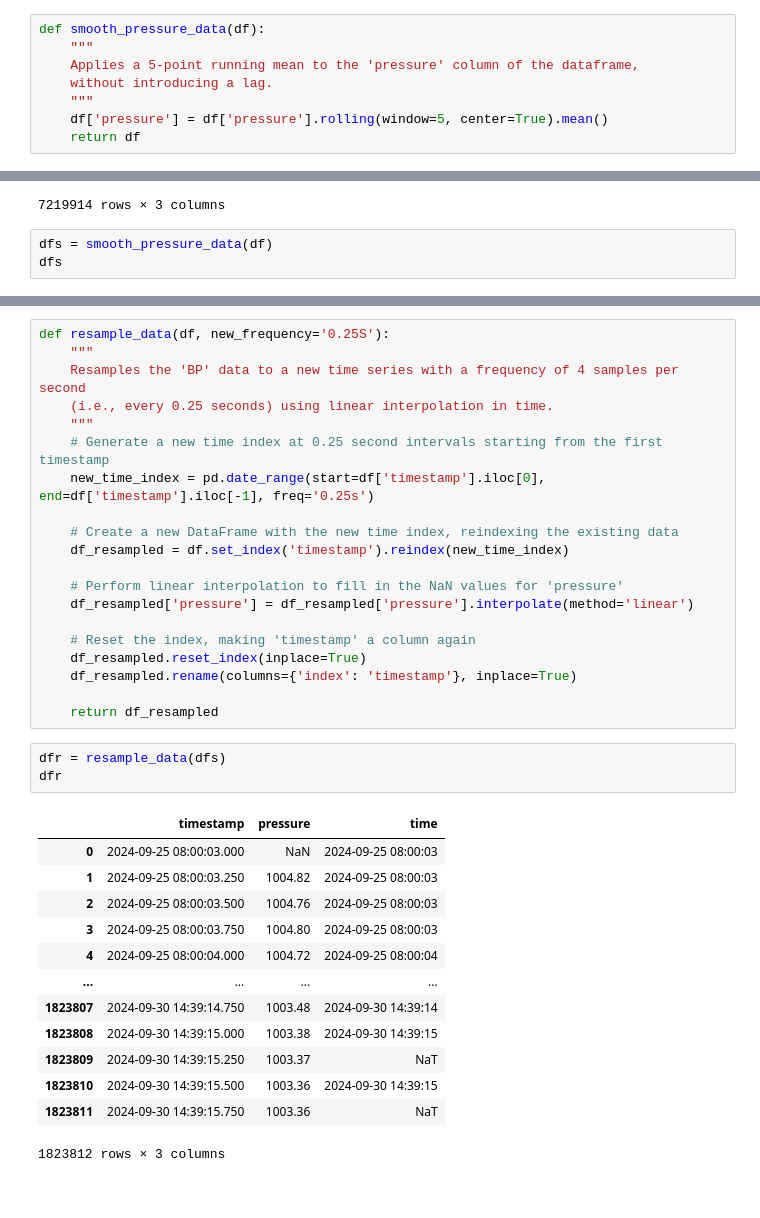
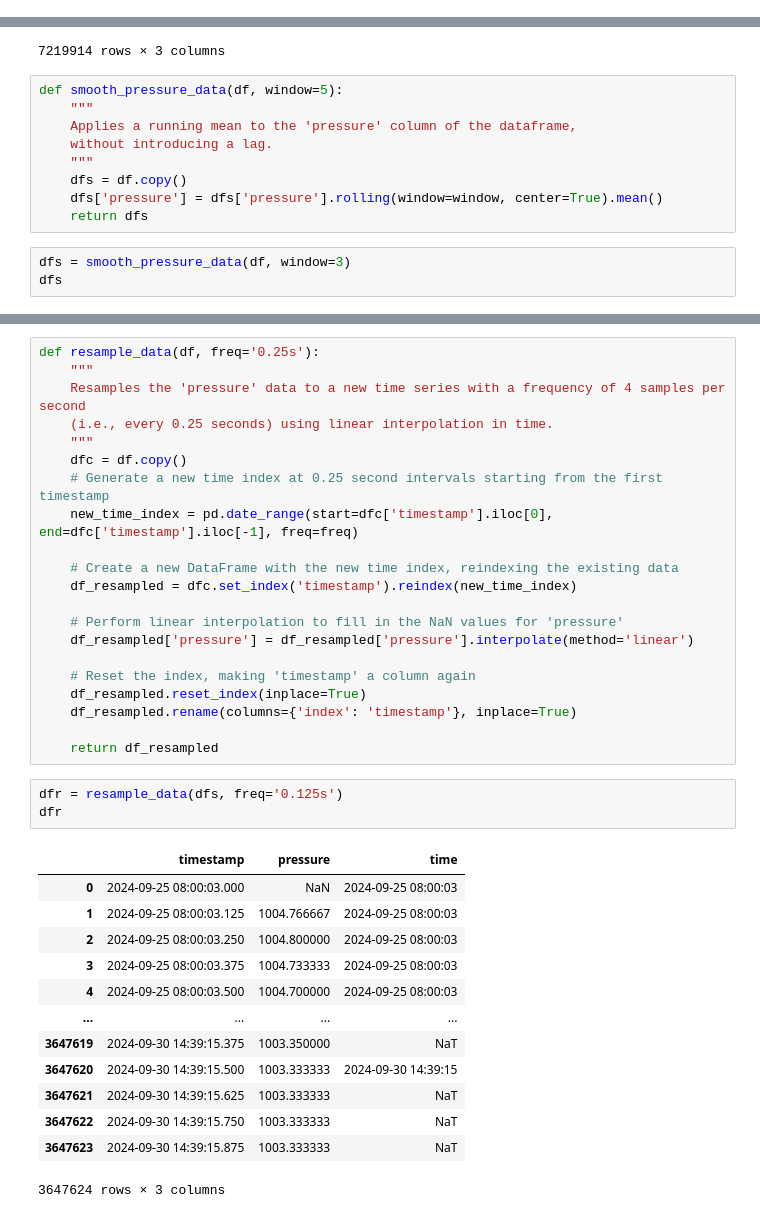
Before and after one commit to csherwood-usgs/NOPP_comparison, a Jupyter notebook: fix_nheri_wg_timing.ipynb, the cells around one changed output, grey strips where cells are left out. Drawn from its saved outputs; the diff is of its cells as text.

```diff
--- a/fix_nheri_wg_timing.ipynb
+++ b/fix_nheri_wg_timing.ipynb
@@ -69,14 +69,6 @@ df.drop(columns=['time'], inplace=True)
 # Save the resulting DataFrame to a .csv file
 output_file = "output_file.csv"
 df.to_csv(output_file, index=False)
-# %%
-def smooth_pressure_data(df):
-    """
-    Applies a 5-point running mean to the 'pressure' column of the dataframe,
-    without introducing a lag.
-    """
-    df['pressure'] = df['pressure'].rolling(window=5, center=True).mean()
-    return df
 # %%
 # Read a full file, remove very high
 df = read_met_data(datadir+wg_file)
@@ -96,8 +88,17 @@ df
 | 7219912 | 1003.3 | 2024-09-30 14:39:15 | 2024-09-30 14:39:15.857142857 |
 | 7219913 | 1003.2 | 2024-09-30 14:39:15 | 2024-09-30 14:39:15.928571428 |
 7219914 rows × 3 columns
+# %%
+def smooth_pressure_data(df, window=5):
+    """
+    Applies a running mean to the 'pressure' column of the dataframe,
+    without introducing a lag.
+    """
+    dfs = df.copy()
+    dfs['pressure'] = dfs['pressure'].rolling(window=window, center=True).mean()
+    return dfs
 # %%
-dfs = smooth_pressure_data(df)
+dfs = smooth_pressure_data(df, window=3)
 dfs
 # %% [output]
 |  | pressure | time | timestamp |
@@ -114,16 +115,17 @@ dfs
 | 7219913 | NaN | 2024-09-30 14:39:15 | 2024-09-30 14:39:15.928571428 |
 7219914 rows × 3 columns
 # %%
-def resample_data(df, new_frequency='0.25S'):
+def resample_data(df, freq='0.25s'):
     """
-    Resamples the 'BP' data to a new time series with a frequency of 4 samples per second
+    Resamples the 'pressure' data to a new time series with a frequency of 4 samples per second
     (i.e., every 0.25 seconds) using linear interpolation in time.
     """
+    dfc = df.copy()
     # Generate a new time index at 0.25 second intervals starting from the first timestamp
-    new_time_index = pd.date_range(start=df['timestamp'].iloc[0], end=df['timestamp'].iloc[-1], freq='0.25s')
+    new_time_index = pd.date_range(start=dfc['timestamp'].iloc[0], end=dfc['timestamp'].iloc[-1], freq=freq)
 
     # Create a new DataFrame with the new time index, reindexing the existing data
-    df_resampled = df.set_index('timestamp').reindex(new_time_index)
+    df_resampled = dfc.set_index('timestamp').reindex(new_time_index)
 
     # Perform linear interpolation to fill in the NaN values for 'pressure'
     df_resampled['pressure'] = df_resampled['pressure'].interpolate(method='linear')
@@ -134,22 +136,22 @@ def resample_data(df, new_frequency='0.25S'):
 
     return df_resampled
 # %%
-dfr = resample_data(dfs)
+dfr = resample_data(dfs, freq='0.125s')
 dfr
 # %% [output]
 |  | timestamp | pressure | time |
 | 0 | 2024-09-25 08:00:03.000 | NaN | 2024-09-25 08:00:03 |
-| 1 | 2024-09-25 08:00:03.250 | 1004.82 | 2024-09-25 08:00:03 |
-| 2 | 2024-09-25 08:00:03.500 | 1004.76 | 2024-09-25 08:00:03 |
-| 3 | 2024-09-25 08:00:03.750 | 1004.80 | 2024-09-25 08:00:03 |
-| 4 | 2024-09-25 08:00:04.000 | 1004.72 | 2024-09-25 08:00:04 |
+| 1 | 2024-09-25 08:00:03.125 | 1004.766667 | 2024-09-25 08:00:03 |
+| 2 | 2024-09-25 08:00:03.250 | 1004.800000 | 2024-09-25 08:00:03 |
+| 3 | 2024-09-25 08:00:03.375 | 1004.733333 | 2024-09-25 08:00:03 |
+| 4 | 2024-09-25 08:00:03.500 | 1004.700000 | 2024-09-25 08:00:03 |
 | ... | ... | ... | ... |
-| 1823807 | 2024-09-30 14:39:14.750 | 1003.48 | 2024-09-30 14:39:14 |
-| 1823808 | 2024-09-30 14:39:15.000 | 1003.38 | 2024-09-30 14:39:15 |
-| 1823809 | 2024-09-30 14:39:15.250 | 1003.37 | NaT |
-| 1823810 | 2024-09-30 14:39:15.500 | 1003.36 | 2024-09-30 14:39:15 |
-| 1823811 | 2024-09-30 14:39:15.750 | 1003.36 | NaT |
+| 3647619 | 2024-09-30 14:39:15.375 | 1003.350000 | NaT |
+| 3647620 | 2024-09-30 14:39:15.500 | 1003.333333 | 2024-09-30 14:39:15 |
+| 3647621 | 2024-09-30 14:39:15.625 | 1003.333333 | NaT |
+| 3647622 | 2024-09-30 14:39:15.750 | 1003.333333 | NaT |
+| 3647623 | 2024-09-30 14:39:15.875 | 1003.333333 | NaT |
-1823812 rows × 3 columns
+3647624 rows × 3 columns
 # %%
 df
 # %% [output]
```
Also changed, not shown: parts of 5 cells of this notebook.
